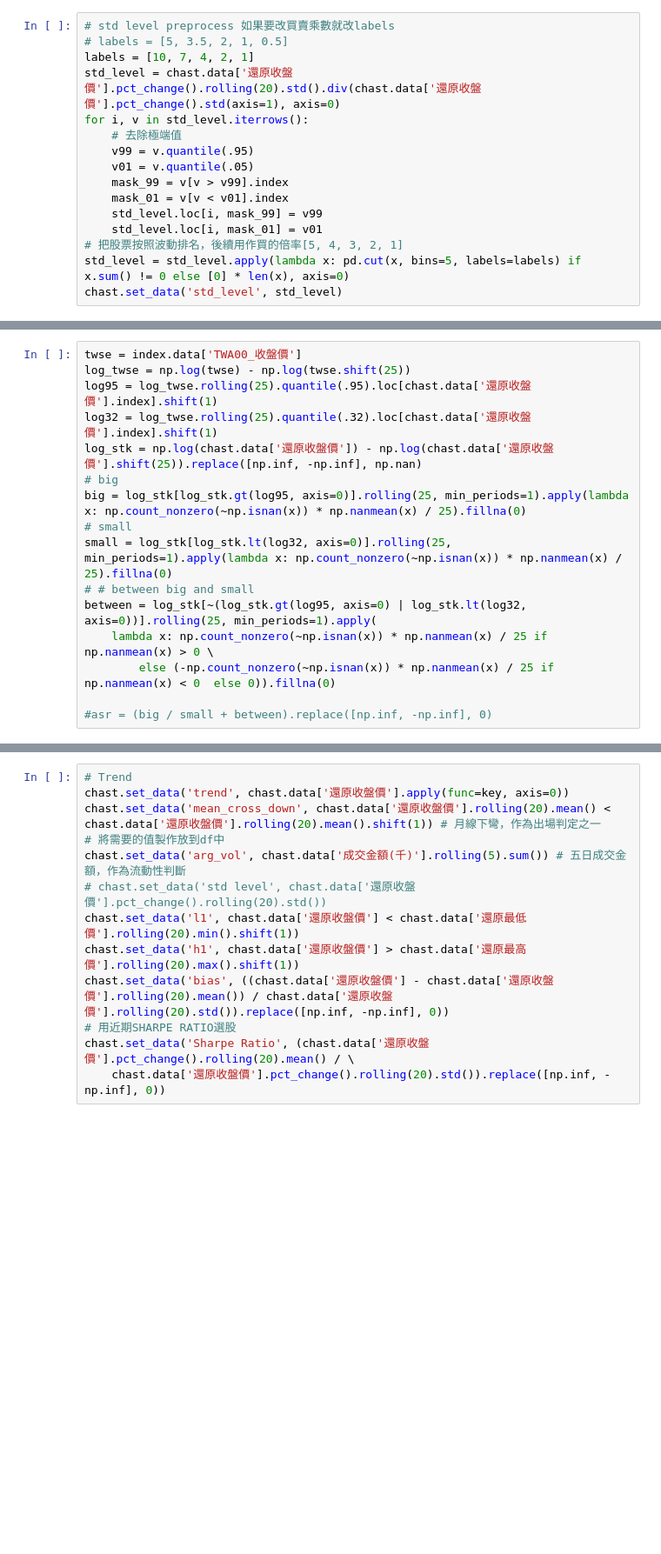
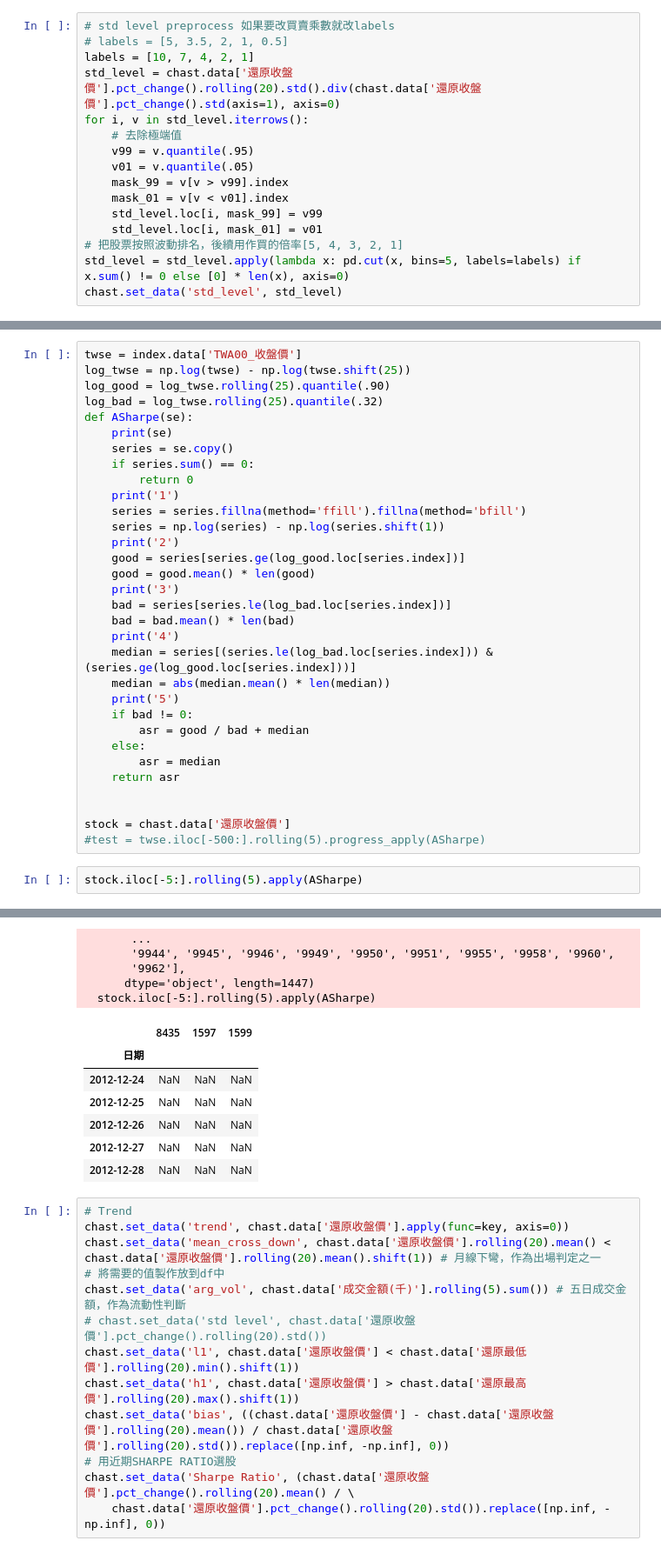
Before and after one commit to Chastely00/Chast, a Jupyter notebook: 回測模組20220926 用來ASharpe.ipynb, the cells around one changed output, grey strips where cells are left out. Shown: that part at 87% size. Cells and saved outputs as stored; diff of their text form; blank space fills up the shorter version.

```diff
--- a/回測模組20220926 用來ASharpe.ipynb
+++ b/回測模組20220926 用來ASharpe.ipynb
@@ -386,16 +308,35 @@ asr = asharpe()
-# %%
-twse = index.data['TWA00_收盤價']
-log_twse = np.log(twse) - np.log(twse.shift(25))
-log95 = log_twse.rolling(25).quantile(.95).loc[chast.data['還原收盤價'].index].shift(1)
-log32 = log_twse.rolling(25).quantile(.32).loc[chast.data['還原收盤價'].index].shift(1)
-log_stk = np.log(chast.data['還原收盤價']) - np.log(chast.data['還原收盤價'].shift(25)).replace([np.inf, -np.inf], np.nan)
-# big
-big = log_stk[log_stk.gt(log95, axis=0)].rolling(25, min_periods=1).apply(lambda x: np.count_nonzero(~np.isnan(x)) * np.nanmean(x) / 25).fillna(0)
-# small
-small = log_stk[log_stk.lt(log32, axis=0)].rolling(25, min_periods=1).apply(lambda x: np.count_nonzero(~np.isnan(x)) * np.nanmean(x) / 25).fillna(0)
-# # between big and small
-between = log_stk[~(log_stk.gt(log95, axis=0) | log_stk.lt(log32, axis=0))].rolling(25, min_periods=1).apply(
-    lambda x: np.count_nonzero(~np.isnan(x)) * np.nanmean(x) / 25 if np.nanmean(x) > 0 \
-        else (-np.count_nonzero(~np.isnan(x)) * np.nanmean(x) / 25 if np.nanmean(x) < 0  else 0)).fillna(0)
-
-#asr = (big / small + between).replace([np.inf, -np.inf], 0)
+# %%
+twse = index.data['TWA00_收盤價']
+log_twse = np.log(twse) - np.log(twse.shift(25))
+log_good = log_twse.rolling(25).quantile(.90)
+log_bad = log_twse.rolling(25).quantile(.32)
+def ASharpe(se):
+    print(se)
+    series = se.copy()
+    if series.sum() == 0:
+        return 0
+    print('1')
+    series = series.fillna(method='ffill').fillna(method='bfill')
+    series = np.log(series) - np.log(series.shift(1))
+    print('2')
+    good = series[series.ge(log_good.loc[series.index])]
+    good = good.mean() * len(good)
+    print('3')
+    bad = series[series.le(log_bad.loc[series.index])]
+    bad = bad.mean() * len(bad)
+    print('4')
+    median = series[(series.le(log_bad.loc[series.index])) & (series.ge(log_good.loc[series.index]))]
+    median = abs(median.mean() * len(median))
+    print('5')
+    if bad != 0:
+        asr = good / bad + median
+    else:
+        asr = median
+    return asr
+
+
+stock = chast.data['還原收盤價']
+#test = twse.iloc[-500:].rolling(5).progress_apply(ASharpe)
+# %%
+stock.iloc[-5:].rolling(5).apply(ASharpe)
+# %% [output]
@@ -402,3 +377,15 @@ between = log_stk[~(log_stk.gt(log95, axis=0) | log_stk.lt(log32, axis=0))].roll
+       ...
+       '9944', '9945', '9946', '9949', '9950', '9951', '9955', '9958', '9960',
+       '9962'],
+      dtype='object', length=1447)
+  stock.iloc[-5:].rolling(5).apply(ASharpe)
+|  | 8435 | 1597 | 1599 |
+| 日期 |  |  |  |
+| 2012-12-24 | NaN | NaN | NaN |
+| 2012-12-25 | NaN | NaN | NaN |
+| 2012-12-26 | NaN | NaN | NaN |
+| 2012-12-27 | NaN | NaN | NaN |
+| 2012-12-28 | NaN | NaN | NaN |
 # %%
 # Trend
 chast.set_data('trend', chast.data['還原收盤價'].apply(func=key, axis=0))
```
Also changed, not shown: parts of 6 cells of this notebook, 7 other files.
